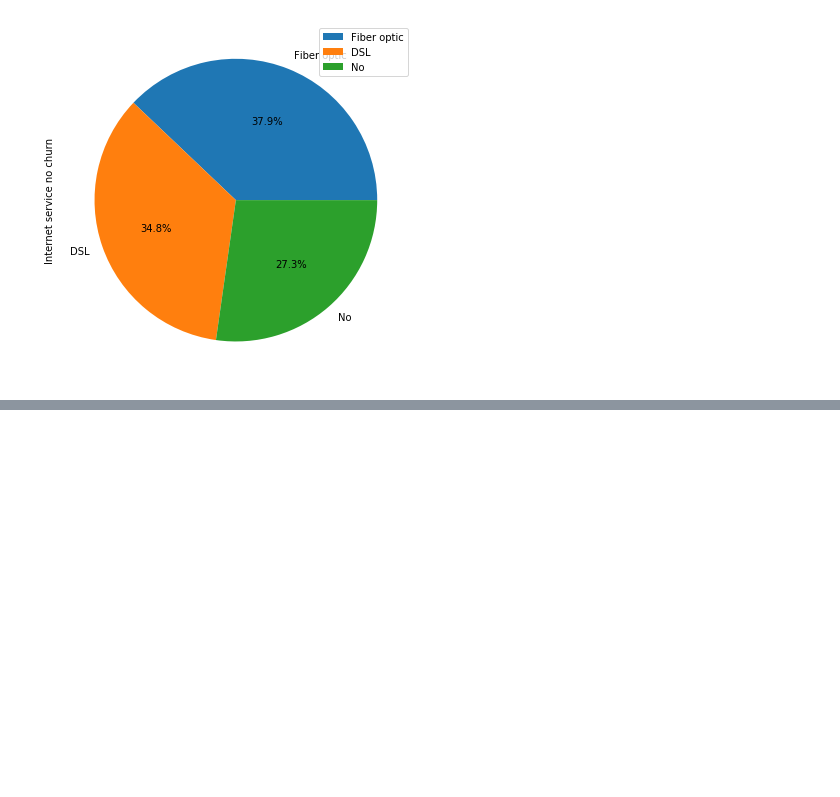
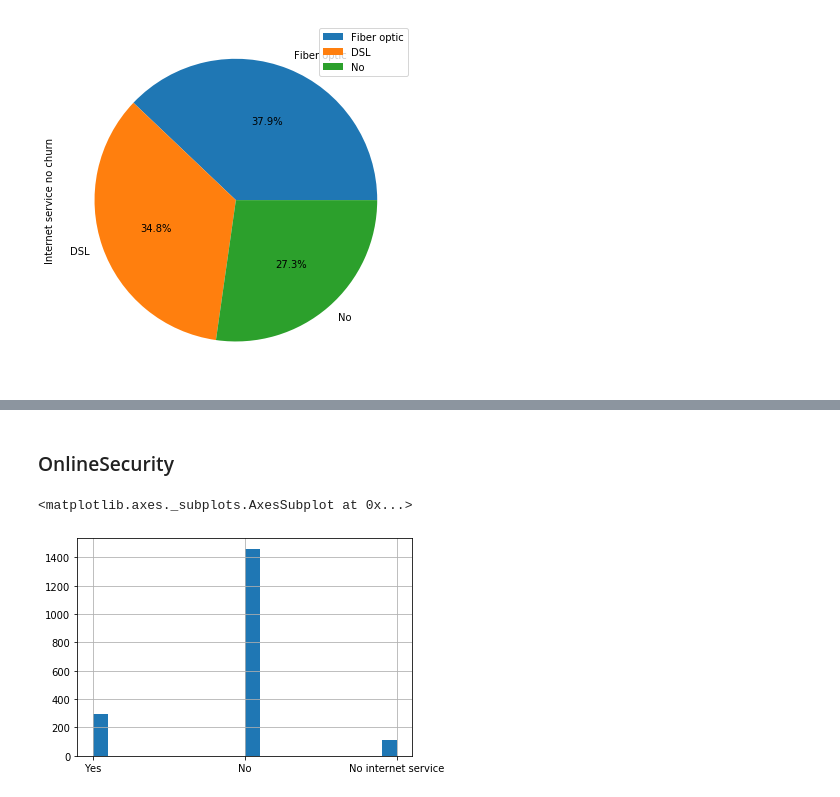
Before and after one commit to akuppan1/Telecom-Churn-Analysis, a Jupyter notebook: Exploration of Features and Recommendations.ipynb, the cells around one changed output, grey strips where cells are left out. Saved outputs shown, nothing was run; the diff lists cells and outputs as text; code cells hidden in the pictures; blank space fills up the shorter version.

```diff
--- a/Exploration of Features and Recommendations.ipynb
+++ b/Exploration of Features and Recommendations.ipynb
@@ -459,0 +474,7 @@ plot = df_Int_serv1.plot.pie(y='Internet service no churn', autopct='%1.1f%%', f
+# %% [markdown]
+### OnlineSecurity
+# %%
+churn_yes_df.OnlineSecurity.hist(bins=20)
+# %% [output]
+<matplotlib.axes._subplots.AxesSubplot at 0x...>
+[figure, added]
```
Also changed, not shown: parts of 8 cells of this notebook.
